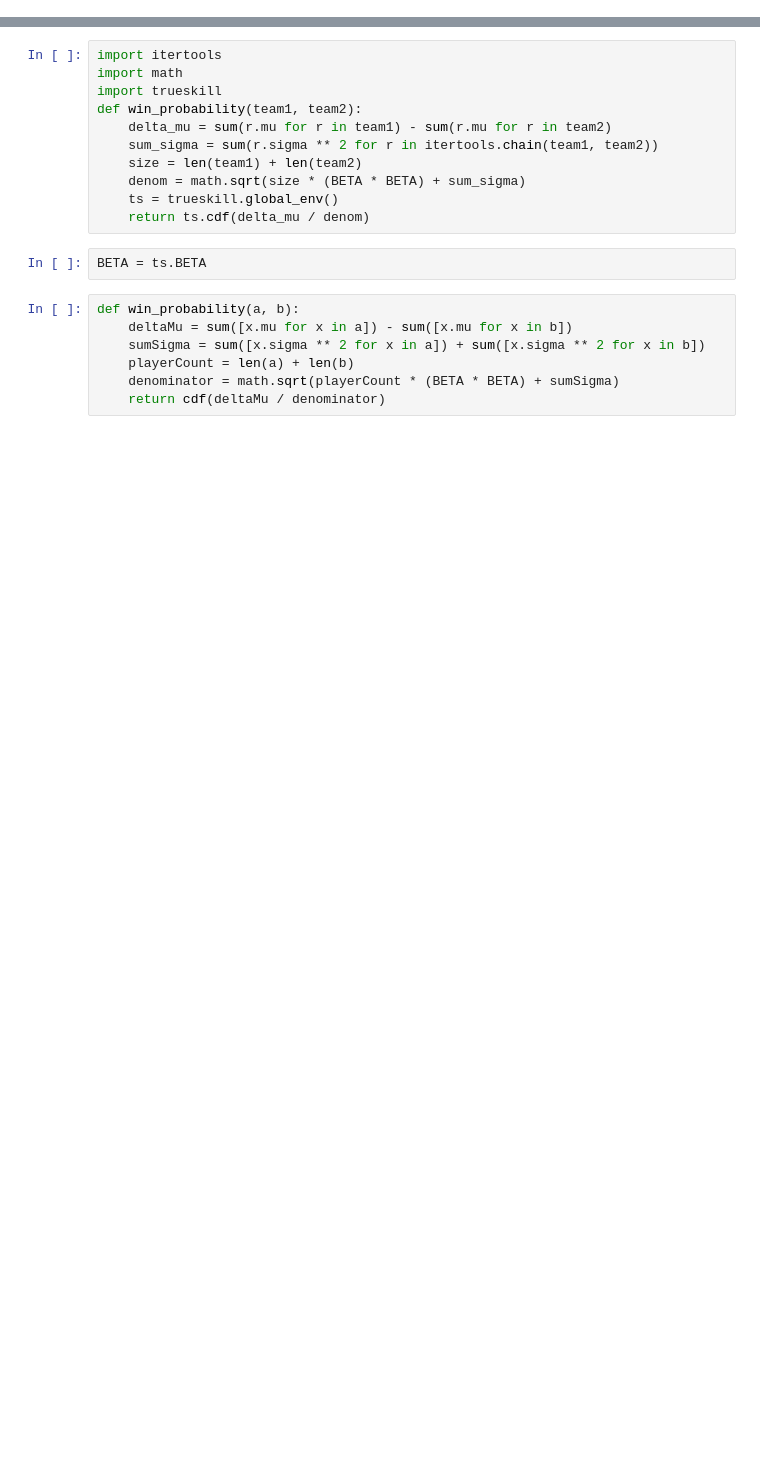
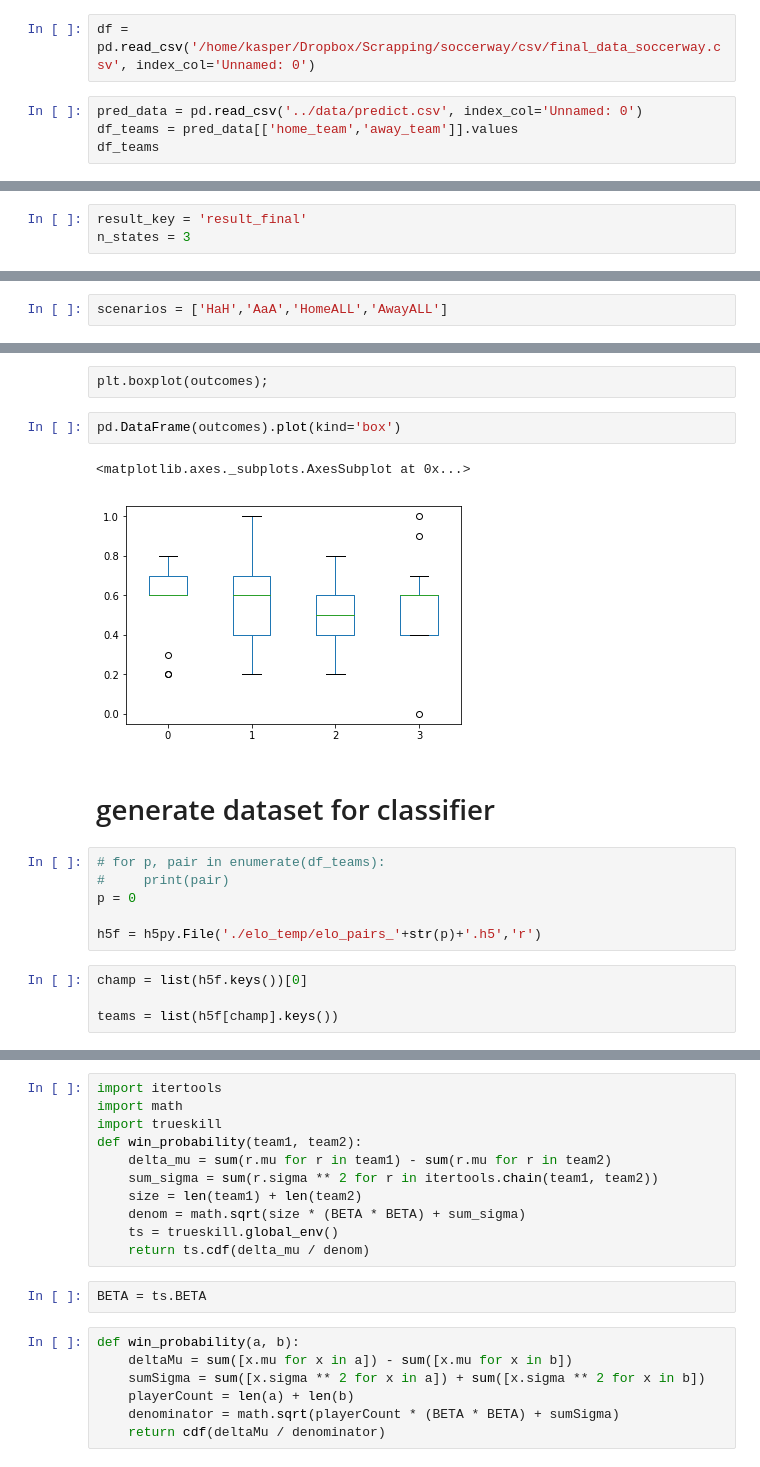
Before and after one commit to gpamfilis/PGMS, a Jupyter notebook: scoring/experimenting.ipynb, the cells around one changed output, grey strips where cells are left out. Drawn from its saved outputs; the diff is of its cells as text; blank space fills up the shorter version.

```diff
--- a/scoring/experimenting.ipynb
+++ b/scoring/experimenting.ipynb
@@ -6,0 +20,6 @@ import numpy as np
+# %%
+df = pd.read_csv('/home/kasper/Dropbox/Scrapping/soccerway/csv/final_data_soccerway.csv', index_col='Unnamed: 0')
+# %%
+pred_data = pd.read_csv('../data/predict.csv', index_col='Unnamed: 0')
+df_teams = pred_data[['home_team','away_team']].values
+df_teams
@@ -6,0 +40,3 @@ import numpy as np
+# %%
+result_key = 'result_final'
+n_states = 3
@@ -6,0 +139,2 @@ import numpy as np
+# %%
+scenarios = ['HaH','AaA','HomeALL','AwayALL']
@@ -6,0 +206,19 @@ import numpy as np
+# %% [raw]
+plt.boxplot(outcomes);
+# %%
+pd.DataFrame(outcomes).plot(kind='box')
+# %% [output]
+<matplotlib.axes._subplots.AxesSubplot at 0x...>
+[figure, added]
+# %% [markdown]
+# generate dataset for classifier
+# %%
+# for p, pair in enumerate(df_teams):
+#     print(pair)
+p = 0
+
+h5f = h5py.File('./elo_temp/elo_pairs_'+str(p)+'.h5','r')
+# %%
+champ = list(h5f.keys())[0]
+
+teams = list(h5f[champ].keys())
```
Also changed, not shown: parts of 55 cells of this notebook, 19 other files.
